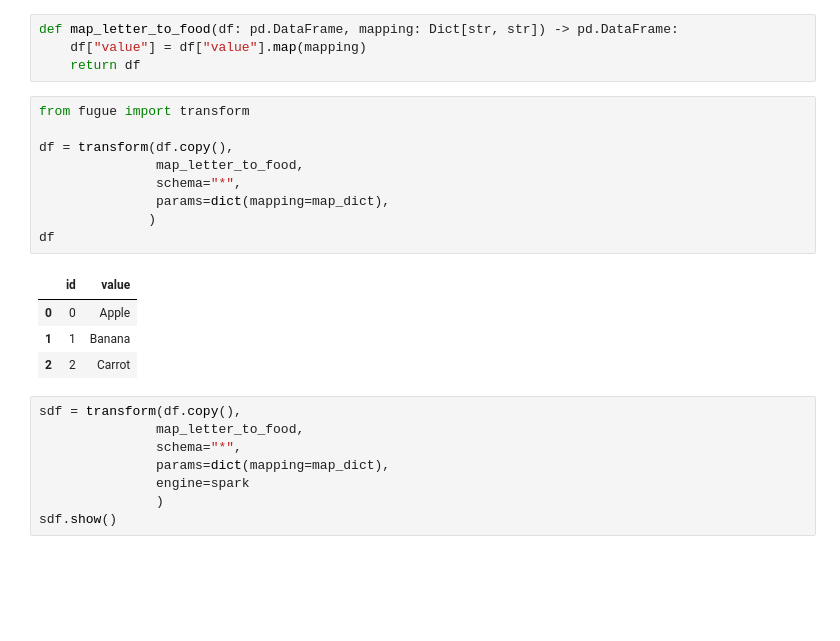
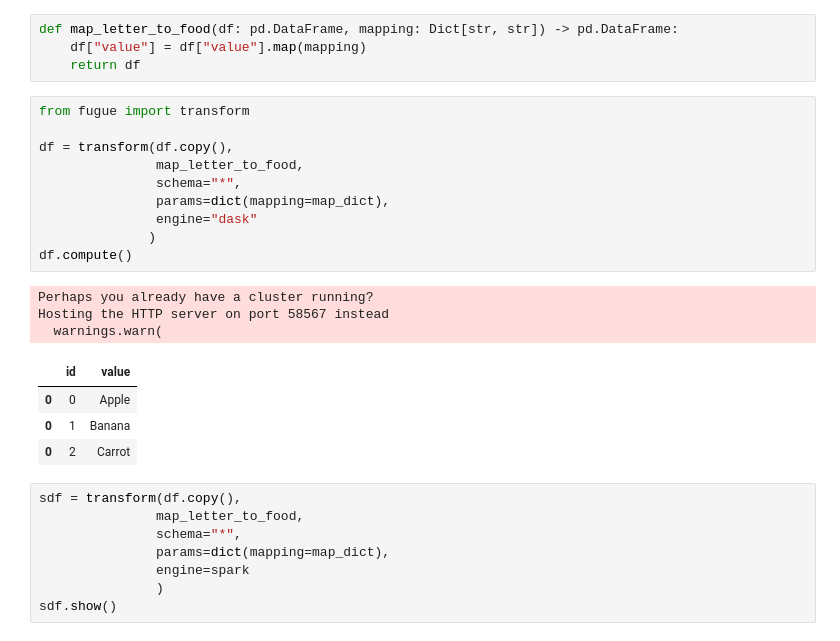
Before and after one commit to kvnkho/demos, a Jupyter notebook: meetups/data-science-dc-fugue/porting_code_to_spark.ipynb, the cells around one changed output. Saved outputs shown, nothing was run; the diff lists cells and outputs as text; blank space fills up the shorter version.

```diff
--- a/meetups/data-science-dc-fugue/porting_code_to_spark.ipynb
+++ b/meetups/data-science-dc-fugue/porting_code_to_spark.ipynb
@@ -747,17 +763,21 @@ def map_letter_to_food(df: pd.DataFrame, mapping: Dict[str, str]) -> pd.DataFram
 # %%
 from fugue import transform
 
 df = transform(df.copy(),
                map_letter_to_food,
                schema="*",
                params=dict(mapping=map_dict),
+               engine="dask"
               )
-df
+df.compute()
 # %% [output]
+Perhaps you already have a cluster running?
+Hosting the HTTP server on port 58567 instead
+  warnings.warn(
 |  | id | value |
 | 0 | 0 | Apple |
-| 1 | 1 | Banana |
-| 2 | 2 | Carrot |
+| 0 | 1 | Banana |
+| 0 | 2 | Carrot |
 # %%
 sdf = transform(df.copy(),
                map_letter_to_food,
```
Also changed, not shown: parts of 19 cells of this notebook, 4 other files.
